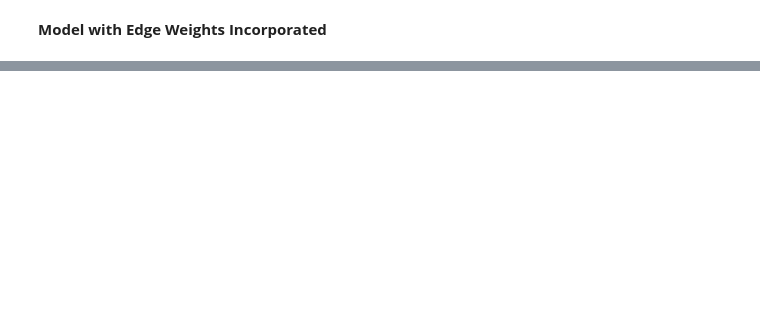
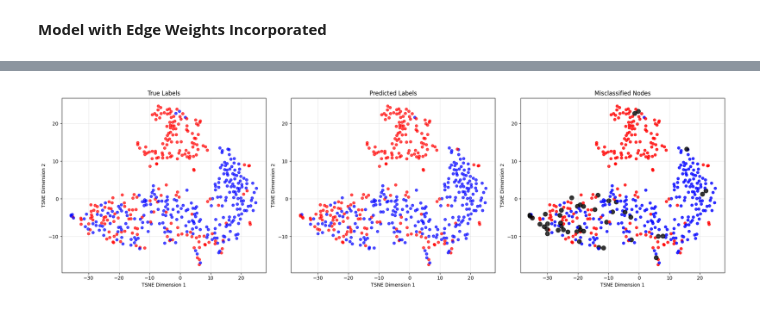
Before and after one commit to jorbler/graph-learning-final-project, a Jupyter notebook: weighted_model.ipynb, the cells around one changed output, grey strips where cells are left out. Saved outputs shown, nothing was run; the diff lists cells and outputs as text; code cells hidden in the pictures; blank space fills up the shorter version.

```diff
--- a/weighted_model.ipynb
+++ b/weighted_model.ipynb
@@ -717,0 +1010,20 @@ Weighted-AUC      : nan
+# %%
+# test
+def test(model):
+    model.eval()
+    with torch.no_grad():
+        out = model(data.x, data.edge_index)
+        pred = out.argmax(dim = 1)
+
+        y_true = data.y[data.test_mask].cpu()
+        y_pred = pred[data.test_mask].cpu()
+
+        acc = accuracy_score(y_true, y_pred)
+        macro_f1 = f1_score(y_true, y_pred, average = 'macro')
+        precision = precision_score(y_true, y_pred, average = 'macro', zero_division = 0)
+        recall = recall_score(y_true, y_pred, average = 'macro', zero_division = 0)
+
+        return {'Accuracy': acc,
+                'F1': macro_f1,
+                'Precision': precision,
+                'Recall': recall}
@@ -717,0 +1103,52 @@ Weighted-AUC      : nan
+# %%
+import matplotlib.pyplot as plt
+from sklearn.manifold import TSNE
+import numpy as np
+
+# node embeddings and predictions
+best_model.eval()
+with torch.no_grad():
+    embeddings = best_model.gat1(data.x, data.edge_index)
+    out = best_model(data.x, data.edge_index)
+    pred = out.argmax(dim = 1)
+
+embeddings = embeddings.cpu().numpy()
+pred = pred.cpu().numpy()
+true = data.y.cpu().numpy()
+
+# tsne
+tsne = TSNE(n_components = 2, random_state = 42)
+embeddings_2d = tsne.fit_transform(embeddings)
+
+color_map = {0: 'blue', 1: 'red'}
+true_colors = [color_map[label] for label in true]
+pred_colors = [color_map[label] for label in pred]
+
+# misclassified nodes
+misclassified = (pred != true)
+misclassified_sizes = [80 if wrong else 30 for wrong in misclassified]
+misclassified_colors = ['black' if wrong else color_map[label] for wrong, label in zip(misclassified, true)]
+
+# Plot
+fig, axs = plt.subplots(1, 3, figsize = (20, 6))
+
+axs[0].scatter(embeddings_2d[:, 0], embeddings_2d[:, 1], c = true_colors, s = 30, alpha = 0.7)
+axs[0].set_title("True Labels")
+axs[0].grid(True, alpha = 0.3)
+
+axs[1].scatter(embeddings_2d[:, 0], embeddings_2d[:, 1], c = pred_colors, s = 30, alpha = 0.7)
+axs[1].set_title("Predicted Labels")
+axs[1].grid(True, alpha = 0.3)
+
+axs[2].scatter(embeddings_2d[:, 0], embeddings_2d[:, 1], c = misclassified_colors, s = misclassified_sizes, alpha = 0.8)
+axs[2].set_title("Misclassified Nodes")
+axs[2].grid(True, alpha = 0.3)
+
+for ax in axs:
+    ax.set_xlabel("TSNE Dimension 1")
+    ax.set_ylabel("TSNE Dimension 2")
+
+plt.tight_layout()
+plt.show()
+# %% [output]
+[figure, added]
```
Also changed, not shown: parts of 53 cells of this notebook.
